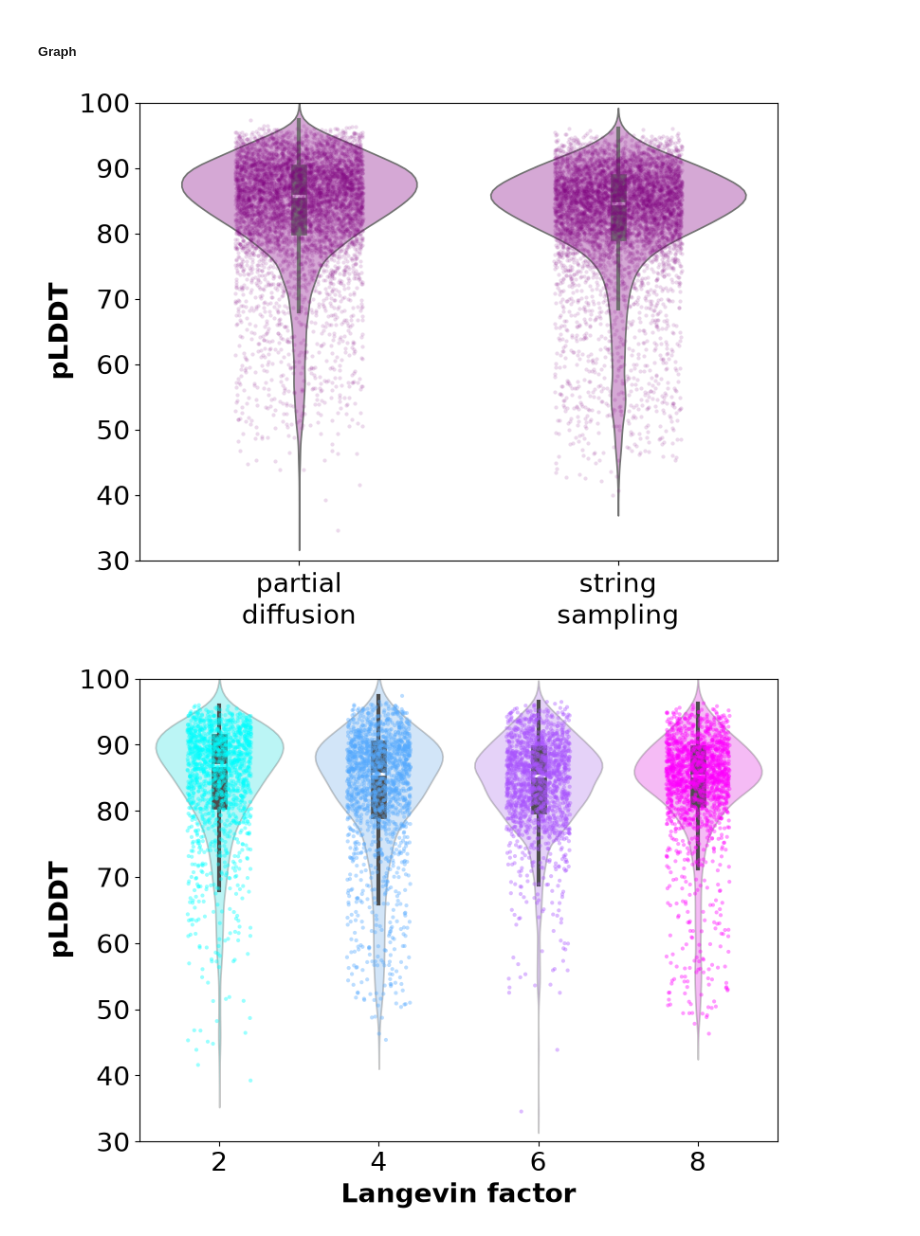
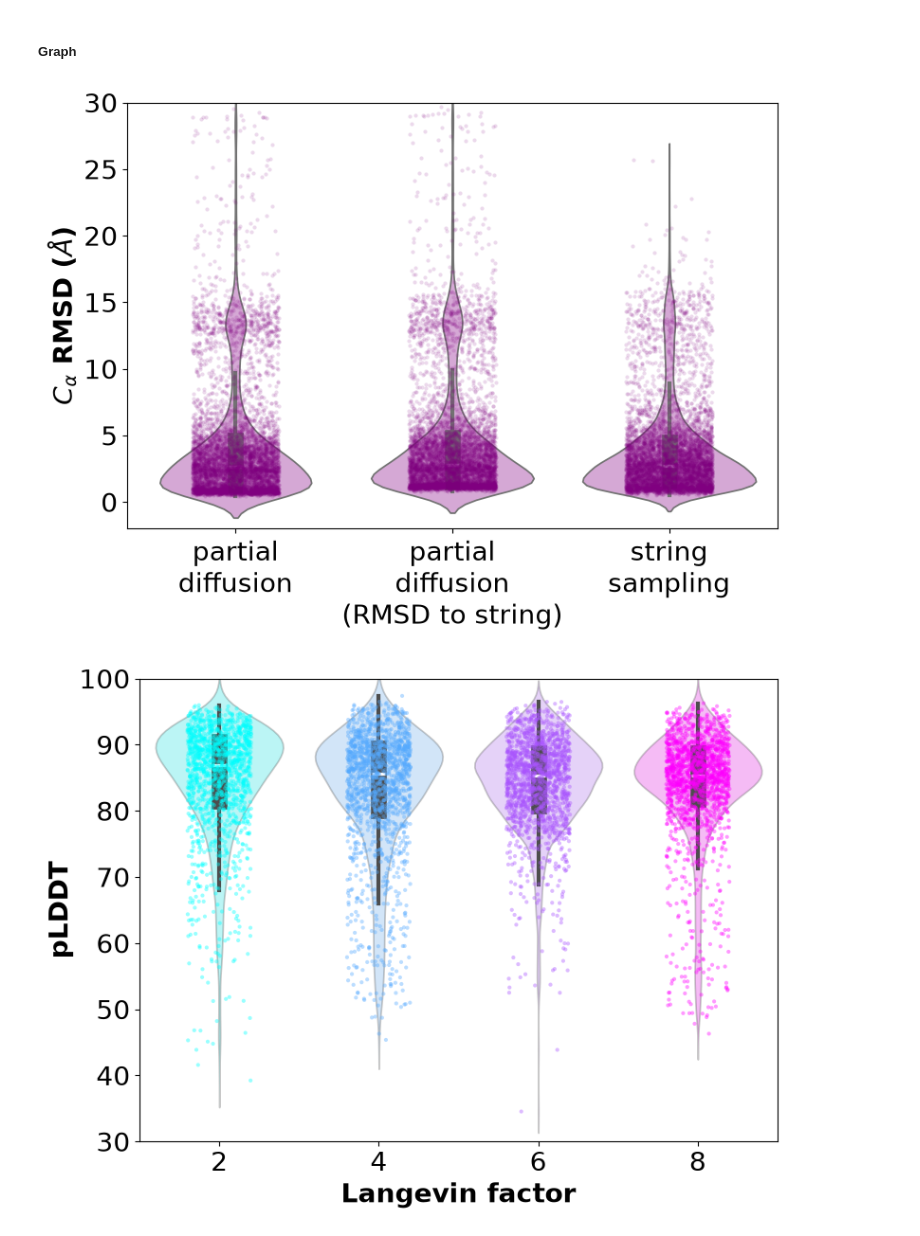
Before and after one commit to geanhu/rotation-su26-kortemme-lab, a Jupyter notebook: notebooks/single-state-design.ipynb, the cells around one changed output. Drawn from its saved outputs; the diff is of its cells as text; code cells hidden in the pictures.

```diff
--- a/notebooks/single-state-design.ipynb
+++ b/notebooks/single-state-design.ipynb
@@ -205,7 +205,7 @@ fig, ax = plt.subplots(
 )
 
 # organize data
-cols = ['plddt', 'plddt_nonrefined'] # CHANGE
+cols = ['rmsd_diffusion', 'rmsd_string', 'rmsd_string_nonrefined'] # CHANGE
 graph_df = merged_df[merged_df['name'].str.contains(structure)][cols].melt(
     var_name='group',
     value_name='value'
@@ -215,37 +215,37 @@ graph_df = merged_df[merged_df['name'].str.contains(structure)][cols].melt(
 sns.violinplot(
     data = graph_df,
     x = 'group',
     y = 'value',
     color = 'plum',
     inner = 'box',
     inner_kws={
         'box_width': 12,
         'whis_width': 3
     }
 )
 sns.stripplot(
     data=graph_df,
     x='group',
     y='value',
     size = 3,
     alpha = 0.15,
     color = 'purple',
     jitter = 0.2
 )
 
 # labels
-plt.ylabel('pLDDT', fontsize=20, fontweight='bold') #CHANGE
+plt.ylabel(r'$C_{\alpha}$ RMSD ($\AA$)', fontsize=20, fontweight='bold') #CHANGE
 plt.xticks( #CHANGE
     plt.xticks()[0], #type: ignore
-    ['partial\ndiffusion', 'string\nsampling']
+    ['partial\ndiffusion', 'partial\ndiffusion\n(RMSD to string)', 'string\nsampling']
 )
 plt.xlabel('')
 plt.tick_params('both', labelsize=20)
-plt.ylim(30, 100)
+plt.ylim(-2, 30)
 plt.tight_layout()
 plt.show()
 # %% [output]
-[figure, old version]
+[figure, new version]
 # %%
 # plot by string sampling parameter
 parameter = 'langevin' # 'rmsd_var' 'langevin'
```
Also changed, not shown: parts of 4 cells of this notebook, 47 other files.
